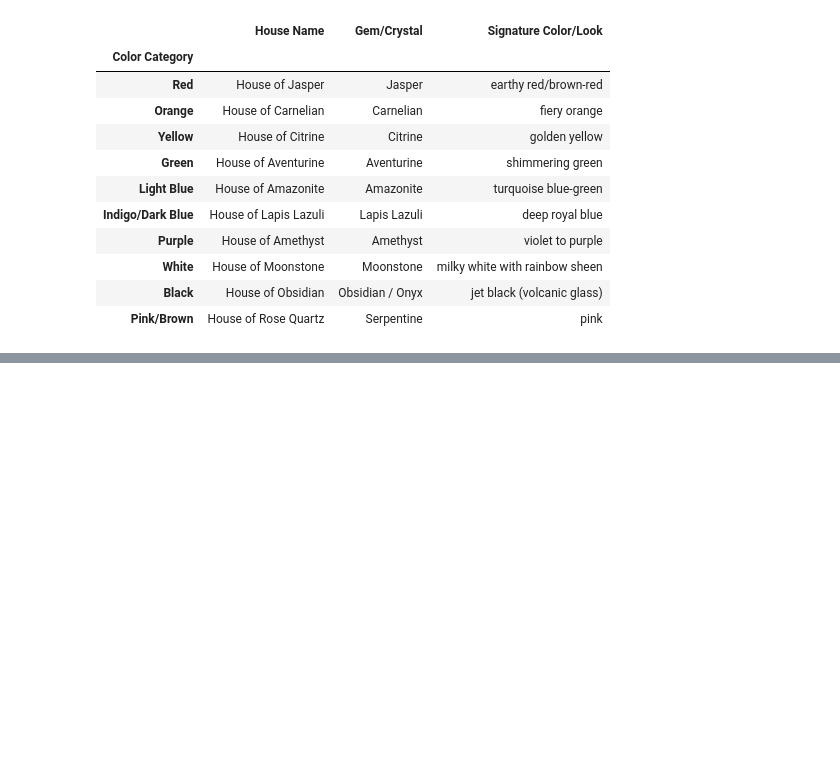
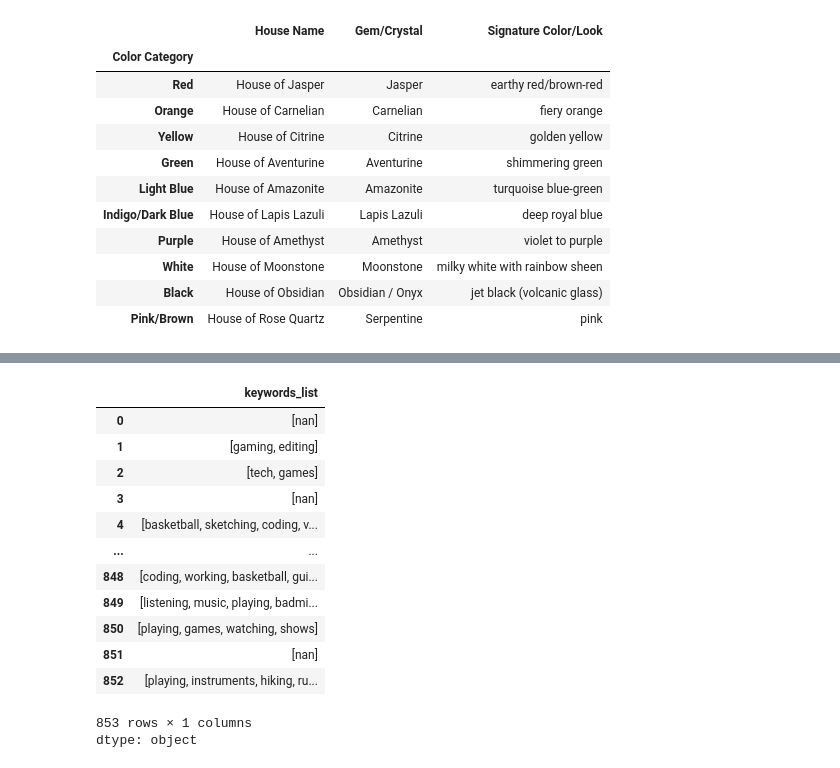
Before and after one commit to mbchavez27/members-house-clustering, a Jupyter notebook: main.ipynb, the cells around one changed output, grey strips where cells are left out. Drawn from its saved outputs; the diff is of its cells as text; code cells hidden in the pictures; blank space fills up the shorter version.

```diff
--- a/main.ipynb
+++ b/main.ipynb
@@ -132,0 +156,18 @@ Name: cleaned_interests, Length: 853, dtype: object
+# %%
+lscs["keywords"] = lscs["keywords_list"].apply(lambda x: ", ".join(x) if x else "")
+lscs['keywords_list']
+# %% [output]
+|  | keywords_list |
+| 0 | [nan] |
+| 1 | [gaming, editing] |
+| 2 | [tech, games] |
+| 3 | [nan] |
+| 4 | [basketball, sketching, coding, v... |
+| ... | ... |
+| 848 | [coding, working, basketball, gui... |
+| 849 | [listening, music, playing, badmi... |
+| 850 | [playing, games, watching, shows] |
+| 851 | [nan] |
+| 852 | [playing, instruments, hiking, ru... |
+853 rows × 1 columns
+dtype: object
```
Also changed, not shown: parts of 6 cells of this notebook.
